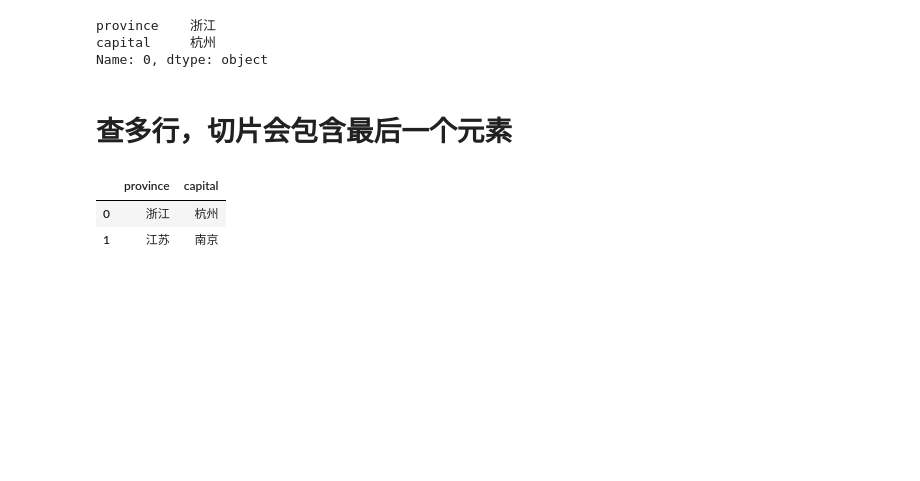
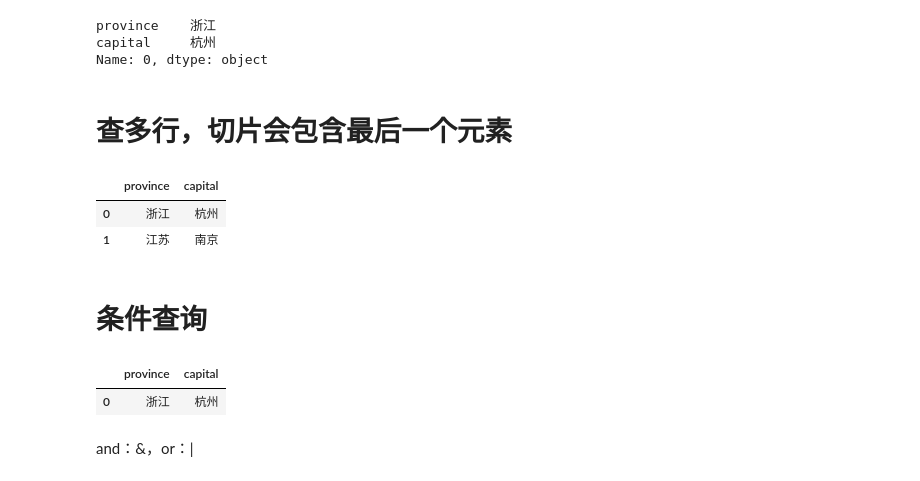
Before and after one commit to aopstudio/Notes, a Jupyter notebook: 面试相关/pandas.ipynb, the cells around one changed output. Cells and saved outputs as stored; diff of their text form; code cells hidden in the pictures; blank space fills up the shorter version.

```diff
--- a/面试相关/pandas.ipynb
+++ b/面试相关/pandas.ipynb
@@ -153,3 +153,12 @@ pdf.loc[0:1]
 |  | province | capital |
 | 0 | 浙江 | 杭州 |
 | 1 | 江苏 | 南京 |
+# %% [markdown]
+# 条件查询
+# %%
+pdf[pdf['province'] == '浙江']
+# %% [output]
+|  | province | capital |
+| 0 | 浙江 | 杭州 |
+# %% [markdown]
+and：&，or：|
```
Also changed, not shown: 2 other files.
